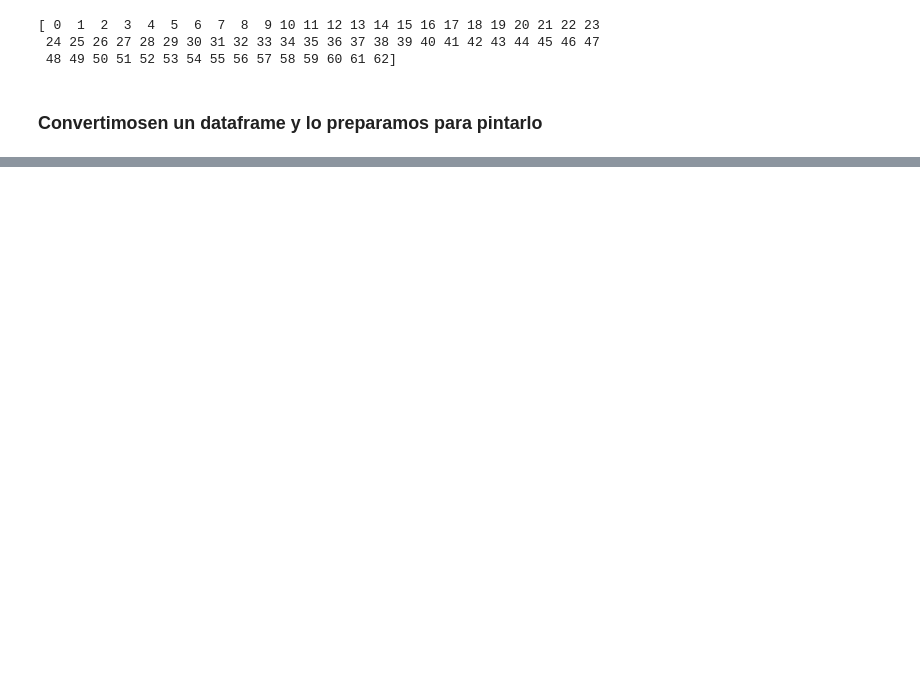
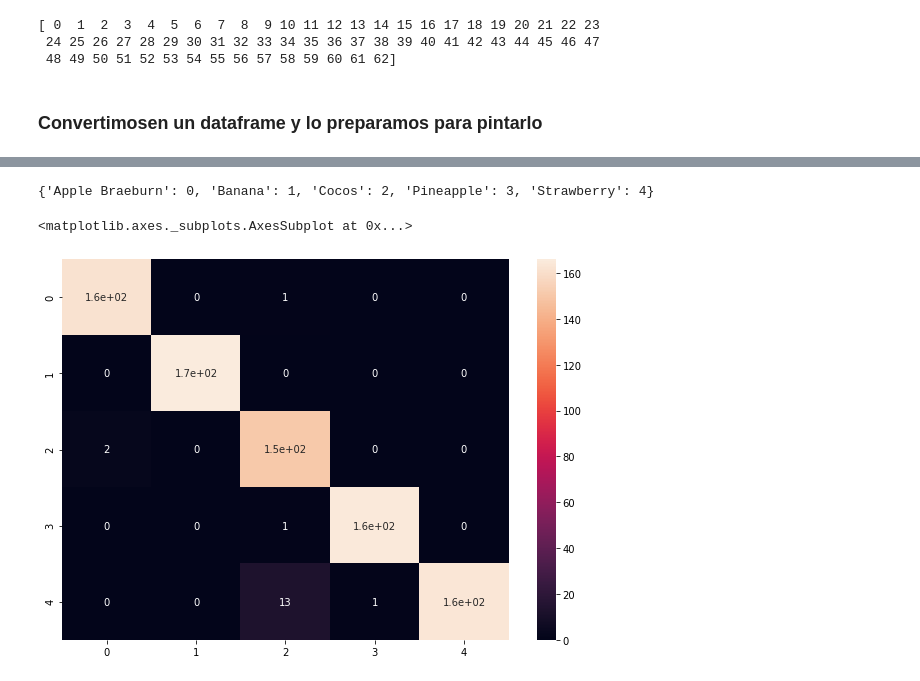
Before and after one commit to Sergio-Perez/RFC, a Jupyter notebook: Validación_de_Redes.ipynb, the cells around one changed output, grey strips where cells are left out. Saved outputs shown, nothing was run; the diff lists cells and outputs as text; code cells hidden in the pictures; blank space fills up the shorter version.

```diff
--- a/Validación_de_Redes.ipynb
+++ b/Validación_de_Redes.ipynb
@@ -160,0 +330,33 @@ sns.heatmap(df_confusion,annot=True)
+# %%
+model_cnn = Sequential()
+# First convolutional layer, note the specification of shape
+model_cnn.add(Dense(128, activation='relu', input_shape=(pruebaa.shape)))
+
+model_cnn.add(Conv2D(32, kernel_size=(2, 2),
+                 activation='relu',
+                 input_shape=(100, 100,2)))
+model_cnn.add(Conv2D(64, (4, 4), activation='relu'))
+model_cnn.add(MaxPooling2D(pool_size=(2, 2)))
+model_cnn.add(Dropout(0.2))
+model_cnn.add(Dense(128, activation='relu'))
+model_cnn.add(Dropout(0.6))
+model_cnn.add(Conv2D(64, (3, 3), activation='relu'))
+model_cnn.add(MaxPooling2D(pool_size=(2, 2)))
+model_cnn.add(Dropout(0.5))
+model_cnn.add(Flatten())
+model_cnn.add(Dense(128, activation='relu'))
+model_cnn.add(Dropout(0.6))
+model_cnn.add(Dense(5, activation='softmax'))
+
+model_cnn.compile(loss=keras.losses.categorical_crossentropy,
+              optimizer=keras.optimizers.Adadelta(),
+              metrics=['accuracy'])
+
+model_cnn.fit(X_train, y_train,
+              batch_size=120,
+              epochs=20,
+              verbose=1,
+              validation_data=(X_test, y_test))
+score = model_cnn.evaluate(X_test, y_test, verbose=0)
+print('Test loss:', score[0])
+print('Test accuracy:', score[1])
@@ -160,0 +388,4 @@ sns.heatmap(df_confusion,annot=True)
+# %%
+y = model_cnn.predict(X_test)
+confusion = confusion_matrix(np.argmax(y, axis=1),np.argmax(y_test, axis=1))
+display(confusion)
@@ -160,0 +398,2 @@ sns.heatmap(df_confusion,annot=True)
+# %%
+df_confusion_5_frutas = pd.DataFrame(confusion)
@@ -160,0 +410,9 @@ sns.heatmap(df_confusion,annot=True)
+# %%
+print(nombres_fruta_test)
+f, ax = plt.subplots(figsize=(10, 7))
+
+sns.heatmap(df_confusion_5_frutas,annot=True)
+# %% [output]
+{'Apple Braeburn': 0, 'Banana': 1, 'Cocos': 2, 'Pineapple': 3, 'Strawberry': 4}
+<matplotlib.axes._subplots.AxesSubplot at 0x...>
+[figure, added]
```
Also changed, not shown: parts of 32 cells of this notebook, 19 other files.
